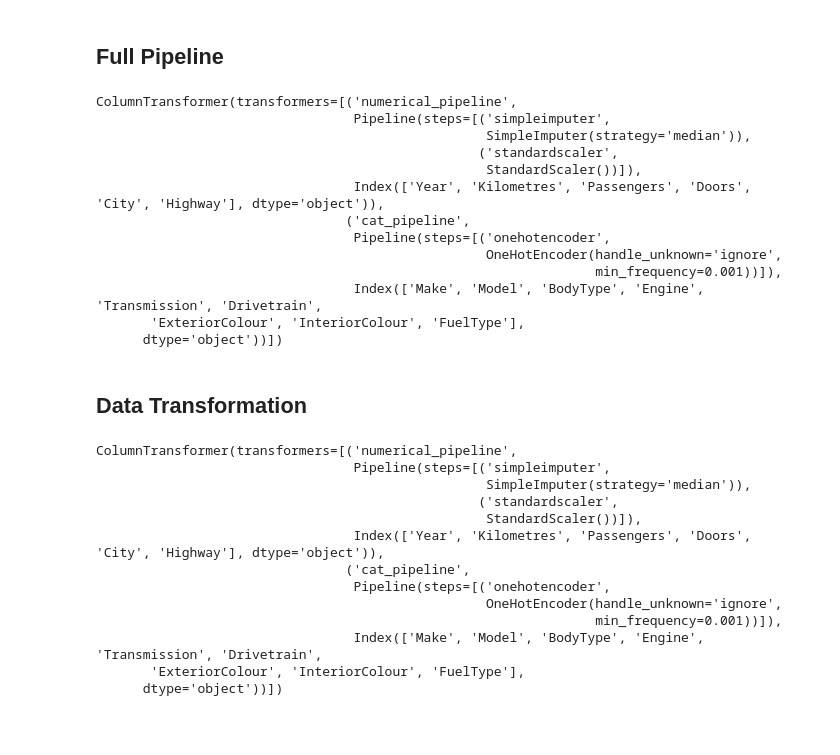
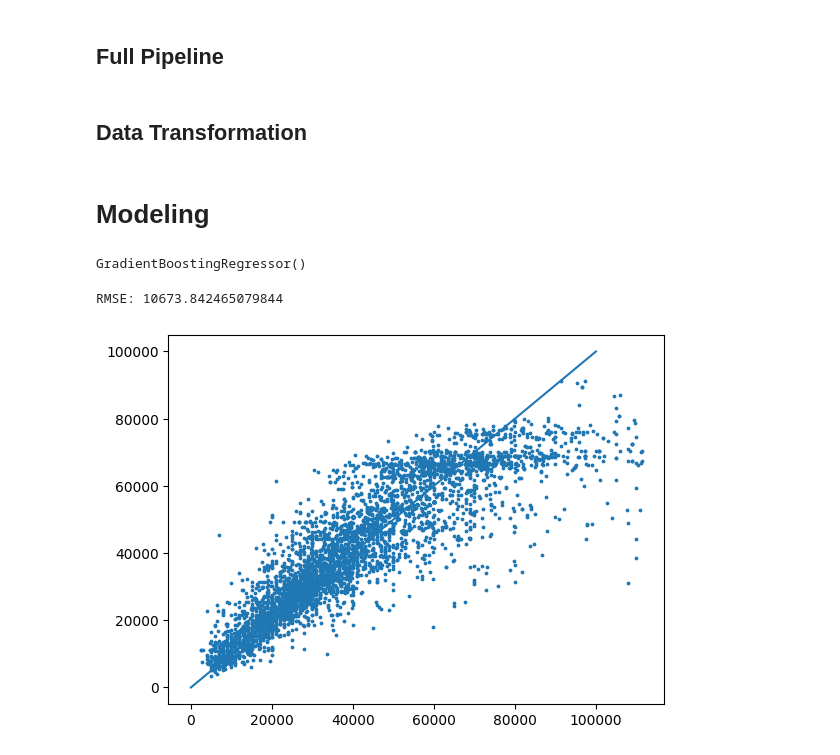
Before and after one commit to alfiannajih/used-vehicle-price-prediction, a Jupyter notebook: used_vehicle.ipynb, the cells around one changed output. Saved outputs shown, nothing was run; the diff lists cells and outputs as text; code cells hidden in the pictures; blank space fills up the shorter version.

Commit message:
gradient boosting modeling

```diff
--- a/used_vehicle.ipynb
+++ b/used_vehicle.ipynb
@@ -693,49 +485,19 @@ Pipeline(steps=[('simpleimputer', SimpleImputer(strategy='median')),
 # %% [markdown]
 ## Full Pipeline
 # %%
-from sklearn.compose import ColumnTransformer
-
 full_pipeline = ColumnTransformer([
     ('numerical_pipeline', num_pipeline, X_train_num.columns),
-    ('cat_pipeline', cat_pipeline, X_train_cat.columns)
+    ('cat_pipeline', select_cat_pipeline, X_train_cat.columns)
 ])
 
 full_pipeline
-# %% [output]
-ColumnTransformer(transformers=[('numerical_pipeline',
-                                 Pipeline(steps=[('simpleimputer',
-                                                  SimpleImputer(strategy='median')),
-                                                 ('standardscaler',
-                                                  StandardScaler())]),
-                                 Index(['Year', 'Kilometres', 'Passengers', 'Doors', 'City', 'Highway'], dtype='object')),
-                                ('cat_pipeline',
-                                 Pipeline(steps=[('onehotencoder',
-                                                  OneHotEncoder(handle_unknown='ignore',
-                                                                min_frequency=0.001))]),
-                                 Index(['Make', 'Model', 'BodyType', 'Engine', 'Transmission', 'Drivetrain',
-       'ExteriorColour', 'InteriorColour', 'FuelType'],
-      dtype='object'))])
 # %% [markdown]
 ## Data Transformation
 # %%
-full_pipeline.fit(X_train)
+full_pipeline.fit(X_train, y_train)
-# %% [output]
-ColumnTransformer(transformers=[('numerical_pipeline',
-                                 Pipeline(steps=[('simpleimputer',
-                                                  SimpleImputer(strategy='median')),
-                                                 ('standardscaler',
-                                                  StandardScaler())]),
-                                 Index(['Year', 'Kilometres', 'Passengers', 'Doors', 'City', 'Highway'], dtype='object')),
-                                ('cat_pipeline',
-                                 Pipeline(steps=[('onehotencoder',
-                                                  OneHotEncoder(handle_unknown='ignore',
-                                                                min_frequency=0.001))]),
-                                 Index(['Make', 'Model', 'BodyType', 'Engine', 'Transmission', 'Drivetrain',
-       'ExteriorColour', 'InteriorColour', 'FuelType'],
-      dtype='object'))])
 # %%
-X_train_trans = full_pipeline.transform(X_train)
-X_test_trans = full_pipeline.transform(X_test)
+X_train_trans = full_pipeline.transform(X_train).toarray()
+X_test_trans = full_pipeline.transform(X_test).toarray()
 
-y_train_trans = np.array(y_train).ravel()
-y_test_trans = np.array(y_test).ravel()
+y_train_trans = np.array(y_train)
+y_test_trans = np.array(y_test)
@@ -741,0 +506,25 @@ y_test_trans = np.array(y_test).ravel()
+# %% [markdown]
+# Modeling
+# %%
+from sklearn.ensemble import GradientBoostingRegressor
+
+gb_model = GradientBoostingRegressor()
+gb_model.fit(X_train_trans, y_train_trans)
+# %% [output]
+GradientBoostingRegressor()
+# %%
+from sklearn.metrics import mean_squared_error
+
+gb_predict = gb_model.predict(X_test_trans)
+
+mse = mean_squared_error(y_test_trans, gb_predict)
+
+plt.scatter(y_test_trans, gb_predict, s=3)
+plt.plot([0, 100000], [0, 100000])
+
+print(f'RMSE: {np.sqrt(mse)}')
+
+plt.show()
+# %% [output]
+RMSE: 10673.842465079844
+[figure, added]
```
Also changed, not shown: parts of 48 cells of this notebook.
